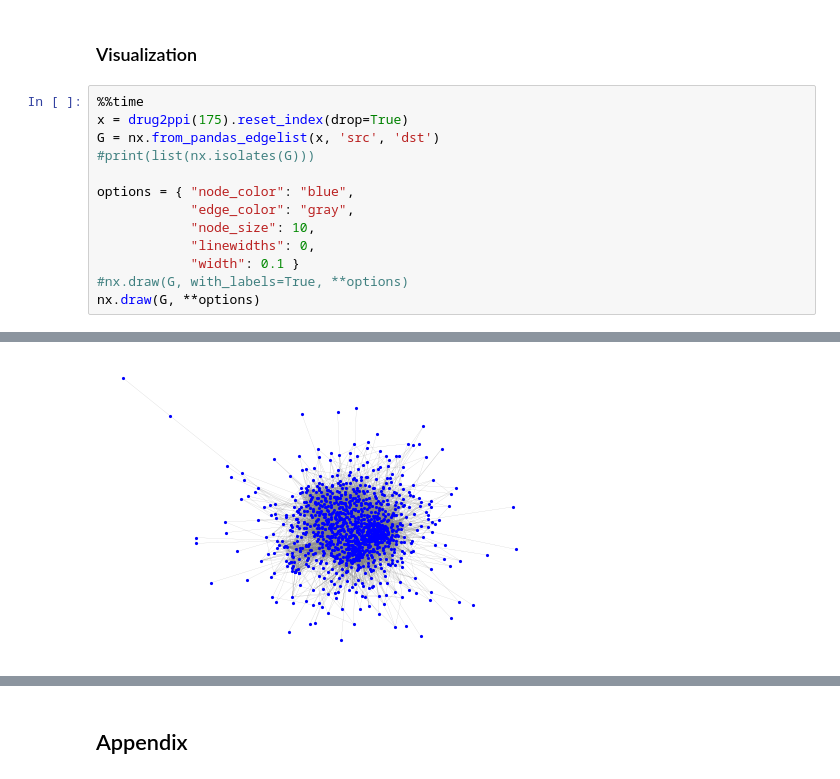
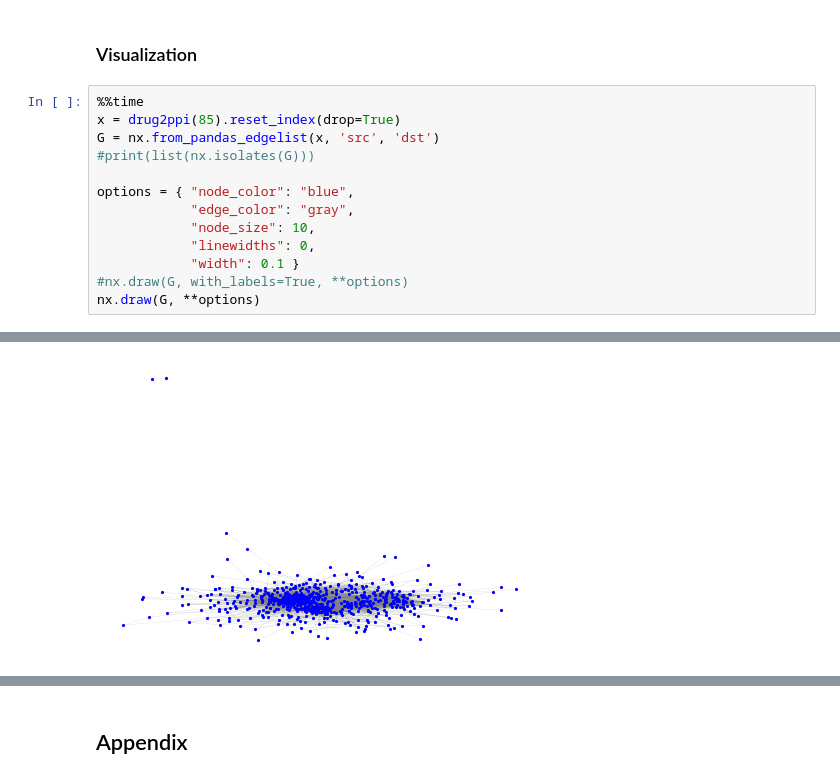
Before and after one commit to amanzadi/MS_Thesis, a Jupyter notebook: GNN_graphs_prep.ipynb, the cells around one changed output, grey strips where cells are left out. Cells and saved outputs as stored; diff of their text form.

```diff
--- a/GNN_graphs_prep.ipynb
+++ b/GNN_graphs_prep.ipynb
@@ -312,7 +324,7 @@ GNN_properties
 ### Visualization
 # %%
 %%time
-x = drug2ppi(175).reset_index(drop=True)
+x = drug2ppi(85).reset_index(drop=True)
 G = nx.from_pandas_edgelist(x, 'src', 'dst')
 #print(list(nx.isolates(G)))
 
@@ -328 +340 @@ Wall time: 15 s
-[figure, old version]
+[figure, new version]
```
Also changed, not shown: parts of 5 cells of this notebook, 2 other files.
